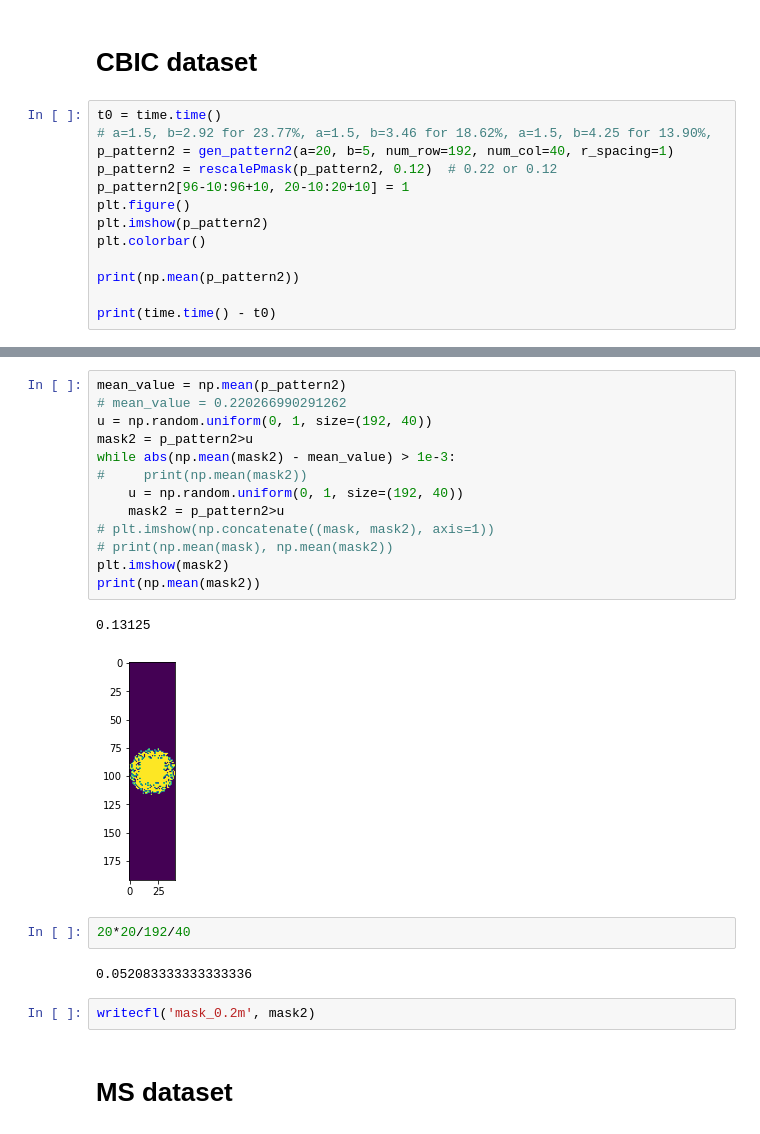
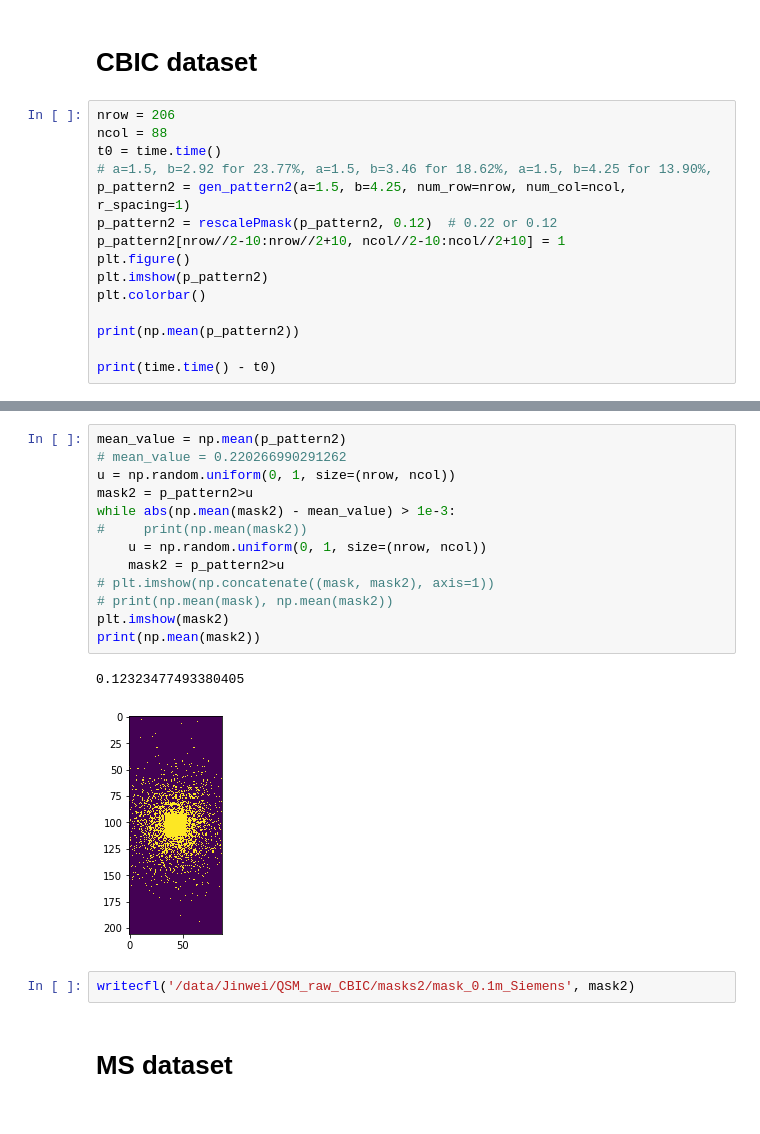
Before and after one commit to Jinwei1209/LARO, a Jupyter notebook: bayesOpt/sum-opt.ipynb, the cells around one changed output, grey strips where cells are left out. Drawn from its saved outputs; the diff is of its cells as text.

```diff
--- a/bayesOpt/sum-opt.ipynb
+++ b/bayesOpt/sum-opt.ipynb
@@ -91,11 +91,13 @@ plt.colorbar()
 # %% [markdown]
 # CBIC dataset
 # %%
+nrow = 206
+ncol = 88
 t0 = time.time()
 # a=1.5, b=2.92 for 23.77%, a=1.5, b=3.46 for 18.62%, a=1.5, b=4.25 for 13.90%,
-p_pattern2 = gen_pattern2(a=20, b=5, num_row=192, num_col=40, r_spacing=1)
+p_pattern2 = gen_pattern2(a=1.5, b=4.25, num_row=nrow, num_col=ncol, r_spacing=1)
 p_pattern2 = rescalePmask(p_pattern2, 0.12)  # 0.22 or 0.12
-p_pattern2[96-10:96+10, 20-10:20+10] = 1
+p_pattern2[nrow//2-10:nrow//2+10, ncol//2-10:ncol//2+10] = 1
 plt.figure()
 plt.imshow(p_pattern2)
 plt.colorbar()
@@ -110,25 +112,21 @@ print(time.time() - t0)
 # %%
 mean_value = np.mean(p_pattern2)
 # mean_value = 0.220266990291262
-u = np.random.uniform(0, 1, size=(192, 40))
+u = np.random.uniform(0, 1, size=(nrow, ncol))
 mask2 = p_pattern2>u
 while abs(np.mean(mask2) - mean_value) > 1e-3:
 #     print(np.mean(mask2))
-    u = np.random.uniform(0, 1, size=(192, 40))
+    u = np.random.uniform(0, 1, size=(nrow, ncol))
     mask2 = p_pattern2>u
 # plt.imshow(np.concatenate((mask, mask2), axis=1))
 # print(np.mean(mask), np.mean(mask2))
 plt.imshow(mask2)
 print(np.mean(mask2))
 # %% [output]
-0.13125
+0.12323477493380405
-[figure, old version]
+[figure, new version]
-# %%
-20*20/192/40
-# %% [output]
-0.052083333333333336
 # %%
-writecfl('mask_0.2m', mask2)
+writecfl('/data/Jinwei/QSM_raw_CBIC/masks2/mask_0.1m_Siemens', mask2)
 # %% [markdown]
 # MS dataset
 # %%
```
Also changed, not shown: parts of 1 cell of this notebook, 7 other files.
